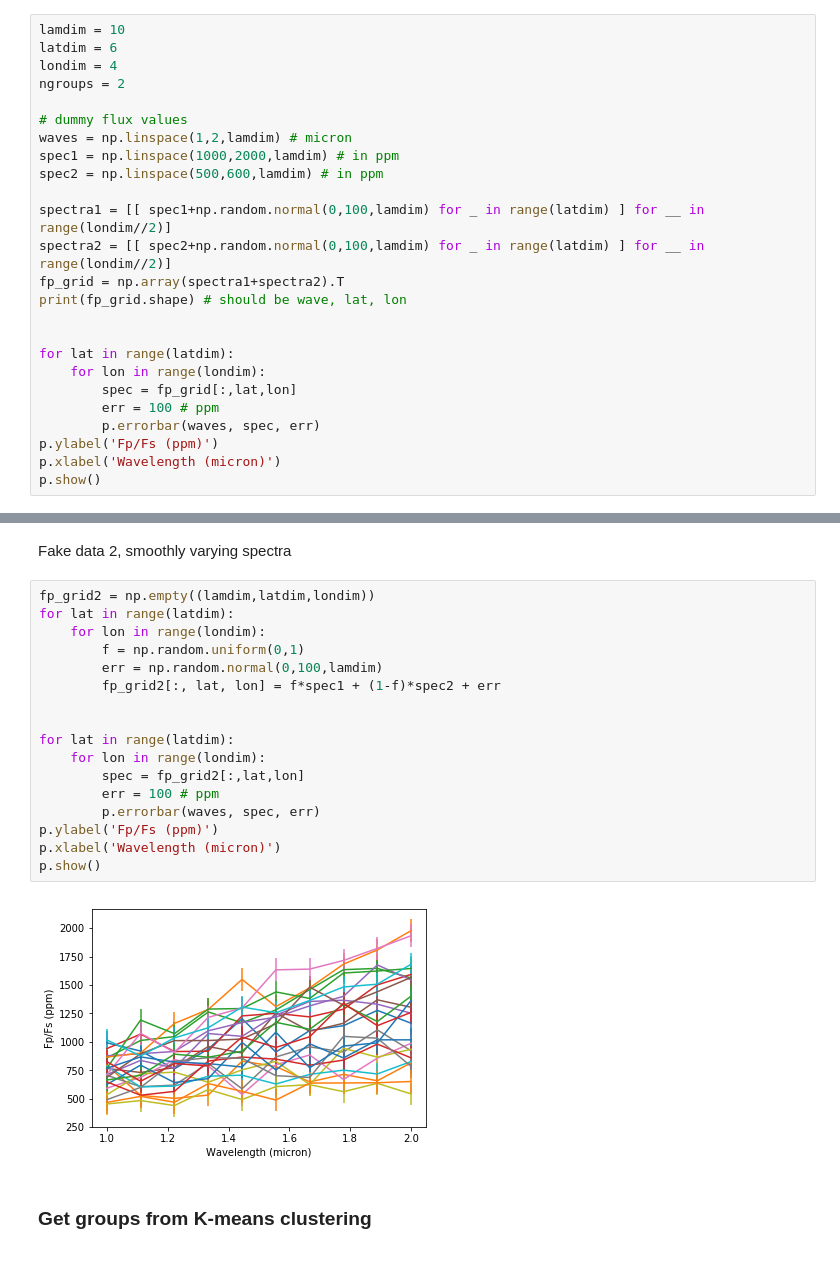
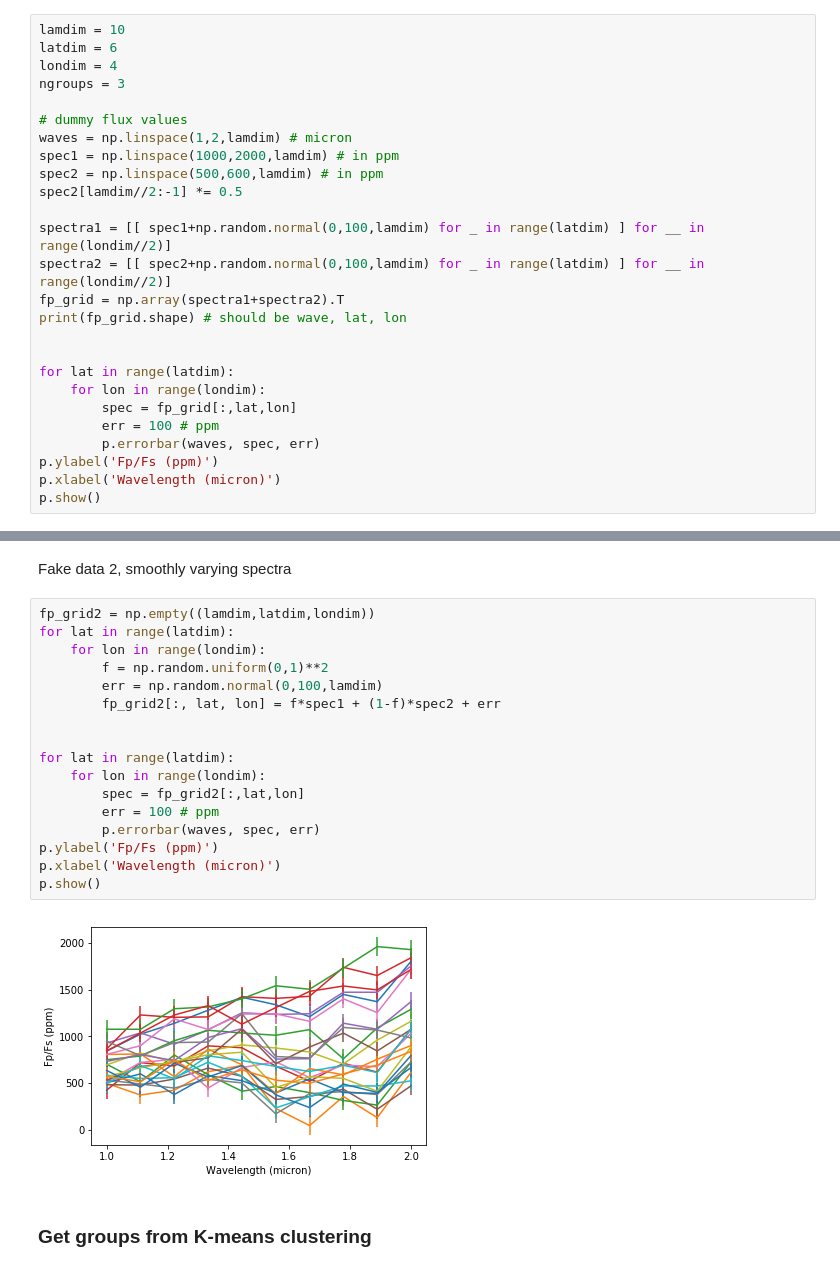
Before and after one commit to multidworlds/eigenspectra, a Jupyter notebook: master.ipynb, the cells around one changed output, grey strips where cells are left out. Cells and saved outputs as stored; diff of their text form.

```diff
--- a/master.ipynb
+++ b/master.ipynb
@@ -20,12 +20,13 @@ Fake data 1, two distince spectra
 lamdim = 10
 latdim = 6
 londim = 4
-ngroups = 2
+ngroups = 3
 
 # dummy flux values
 waves = np.linspace(1,2,lamdim) # micron
 spec1 = np.linspace(1000,2000,lamdim) # in ppm
 spec2 = np.linspace(500,600,lamdim) # in ppm
+spec2[lamdim//2:-1] *= 0.5
 
 spectra1 = [[ spec1+np.random.normal(0,100,lamdim) for _ in range(latdim) ] for __ in range(londim//2)]
 spectra2 = [[ spec2+np.random.normal(0,100,lamdim) for _ in range(latdim) ] for __ in range(londim//2)]
@@ -49,22 +50,22 @@ Fake data 2, smoothly varying spectra
 # %%
 fp_grid2 = np.empty((lamdim,latdim,londim))
 for lat in range(latdim):
     for lon in range(londim):
-        f = np.random.uniform(0,1)
+        f = np.random.uniform(0,1)**2
         err = np.random.normal(0,100,lamdim)
         fp_grid2[:, lat, lon] = f*spec1 + (1-f)*spec2 + err
 
 
 for lat in range(latdim):
     for lon in range(londim):
         spec = fp_grid2[:,lat,lon]
         err = 100 # ppm
         p.errorbar(waves, spec, err)
 p.ylabel('Fp/Fs (ppm)')
 p.xlabel('Wavelength (micron)')
 p.show()
 # %% [output]
-[figure, old version]
+[figure, new version]
 # %% [markdown]
 ### Get groups from K-means clustering
 # %%
```
Also changed, not shown: parts of 3 cells of this notebook, 4 other files.
